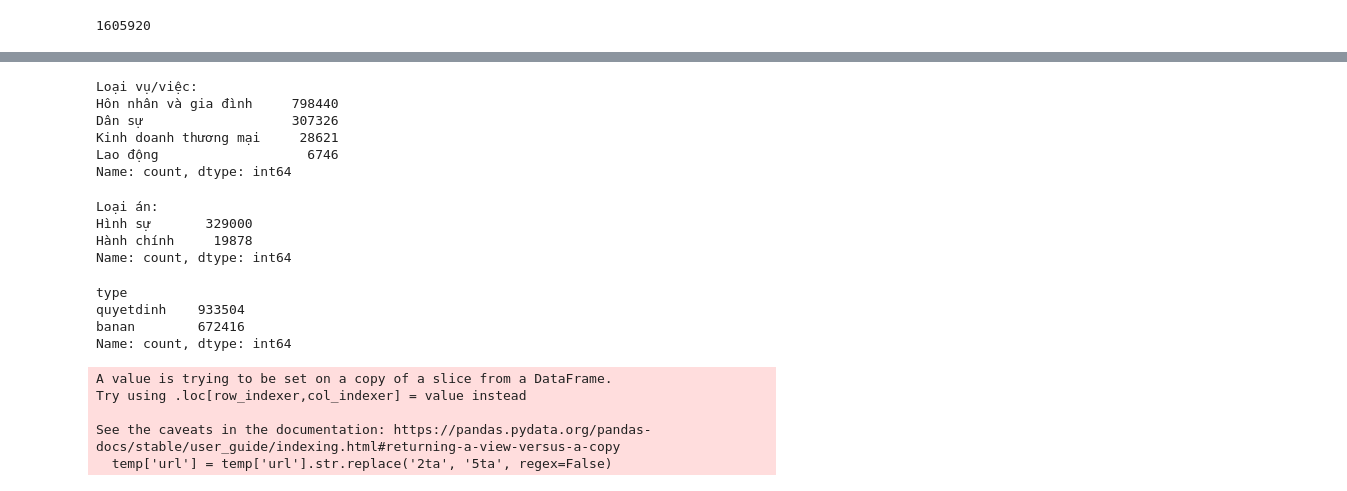
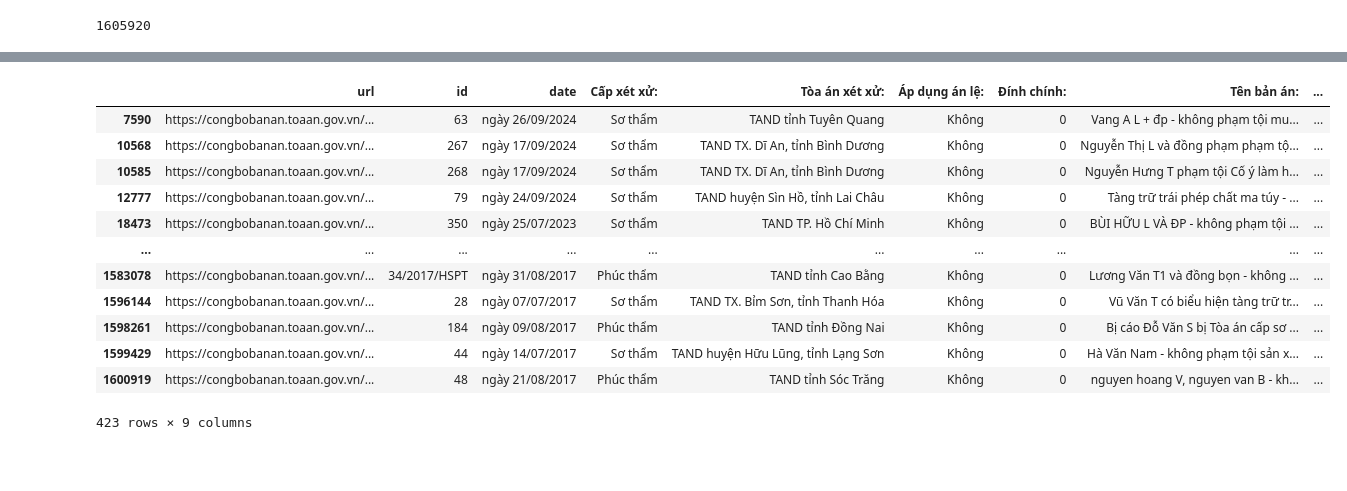
Before and after one commit to Th1nhNg0/congbobanan, a Jupyter notebook: analysis.ipynb, the cells around one changed output, grey strips where cells are left out. Cells and saved outputs as stored; diff of their text form; code cells hidden in the pictures; blank space fills up the shorter version.

```diff
--- a/analysis.ipynb
+++ b/analysis.ipynb
@@ -18,0 +21,3 @@ len(df)
+# %%
+# drop nan column
+temp = temp.dropna(axis=1, how='all')
@@ -33,35 +30,17 @@ df.head()
-# %%
-df['Loại vụ/việc:'].value_counts()
-# %% [output]
-Loại vụ/việc:
-Hôn nhân và gia đình     798440
-Dân sự                   307326
-Kinh doanh thương mại     28621
-Lao động                   6746
-Name: count, dtype: int64
-# %%
-df['Loại án:'].value_counts()
-# %% [output]
-Loại án:
-Hình sự       329000
-Hành chính     19878
-Name: count, dtype: int64
-# %%
-df['type'].value_counts()
-# %% [output]
-type
-quyetdinh    933504
-banan        672416
-Name: count, dtype: int64
-# %%
-df['temp'] = df['url'].str.extract(r'2ta(\d+)t1cvn')
-temp = df[(df['type']=='banan') & (df['Loại án:'].str.contains('Hình sự', na=False))]
-# export to a txt with url, replace 2ta with 5ta in url
-temp['url'] = temp['url'].str.replace('2ta', '5ta', regex=False)
-temp[['url']].to_csv('banan.txt', index=False, header=False)
-# %% [output]
-A value is trying to be set on a copy of a slice from a DataFrame.
-Try using .loc[row_indexer,col_indexer] = value instead
-
-See the caveats in the documentation: https://pandas.pydata.org/pandas-docs/stable/user_guide/indexing.html#returning-a-view-versus-a-copy
-  temp['url'] = temp['url'].str.replace('2ta', '5ta', regex=False)
+# %%
+# find any "không phạm tội" in "Tên bản án:"
+temp[temp['Tên bản án: '].str.contains('không phạm tội', na=False)]
+# %% [output]
+|  | url | id | date | Cấp xét xử: | Tòa án xét xử: | Áp dụng án lệ: | Đính chính: | Tên bản án: | ... |
+| 7590 | https://congbobanan.toaan.gov.vn/... | 63 | ngày 26/09/2024 | Sơ thẩm | TAND tỉnh Tuyên Quang | Không | 0 | Vang A L + đp - không phạm tội mu... | ... |
+| 10568 | https://congbobanan.toaan.gov.vn/... | 267 | ngày 17/09/2024 | Sơ thẩm | TAND TX. Dĩ An, tỉnh Bình Dương | Không | 0 | Nguyễn Thị L và đồng phạm phạm tộ... | ... |
+| 10585 | https://congbobanan.toaan.gov.vn/... | 268 | ngày 17/09/2024 | Sơ thẩm | TAND TX. Dĩ An, tỉnh Bình Dương | Không | 0 | Nguyễn Hưng T phạm tội Cố ý làm h... | ... |
+| 12777 | https://congbobanan.toaan.gov.vn/... | 79 | ngày 24/09/2024 | Sơ thẩm | TAND huyện Sìn Hồ, tỉnh Lai Châu | Không | 0 | Tàng trữ trái phép chất ma túy - ... | ... |
+| 18473 | https://congbobanan.toaan.gov.vn/... | 350 | ngày 25/07/2023 | Sơ thẩm | TAND TP. Hồ Chí Minh | Không | 0 | BÙI HỮU L VÀ ĐP - không phạm tội ... | ... |
+| ... | ... | ... | ... | ... | ... | ... | ... | ... | ... |
+| 1583078 | https://congbobanan.toaan.gov.vn/... | 34/2017/HSPT | ngày 31/08/2017 | Phúc thẩm | TAND tỉnh Cao Bằng | Không | 0 | Lương Văn T1 và đồng bọn - không ... | ... |
+| 1596144 | https://congbobanan.toaan.gov.vn/... | 28 | ngày 07/07/2017 | Sơ thẩm | TAND TX. Bỉm Sơn, tỉnh Thanh Hóa | Không | 0 | Vũ Văn T có biểu hiện tàng trữ tr... | ... |
+| 1598261 | https://congbobanan.toaan.gov.vn/... | 184 | ngày 09/08/2017 | Phúc thẩm | TAND tỉnh Đồng Nai | Không | 0 | Bị cáo Đỗ Văn S bị Tòa án cấp sơ ... | ... |
+| 1599429 | https://congbobanan.toaan.gov.vn/... | 44 | ngày 14/07/2017 | Sơ thẩm | TAND huyện Hữu Lũng, tỉnh Lạng Sơn | Không | 0 | Hà Văn Nam - không phạm tội sản x... | ... |
+| 1600919 | https://congbobanan.toaan.gov.vn/... | 48 | ngày 21/08/2017 | Phúc thẩm | TAND tỉnh Sóc Trăng | Không | 0 | nguyen hoang V, nguyen van B - kh... | ... |
+423 rows × 9 columns
```
Also changed, not shown: parts of 9 cells of this notebook.
